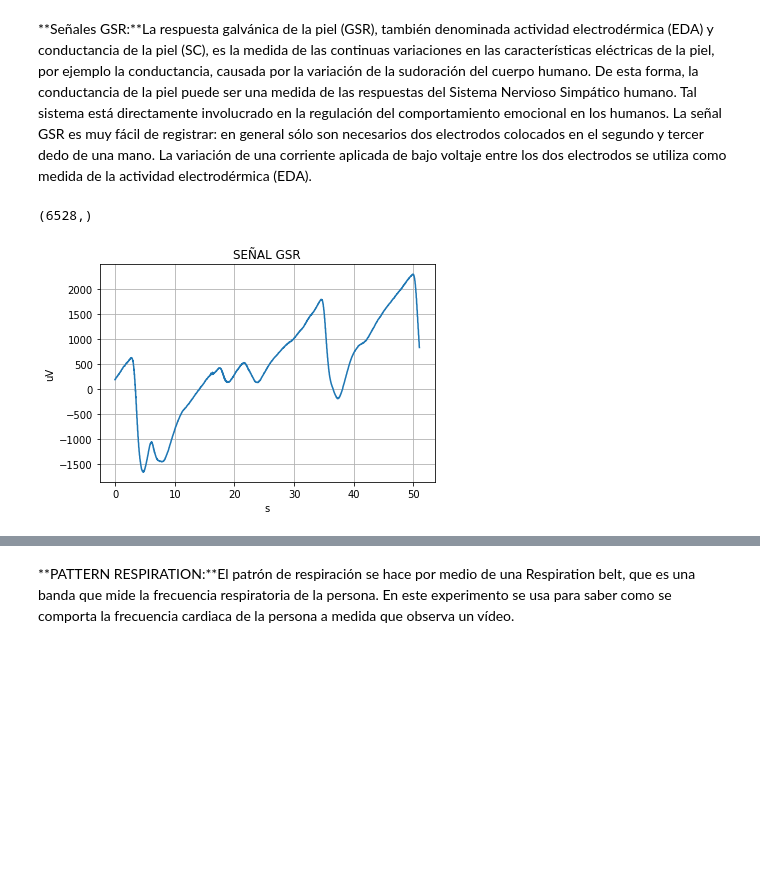
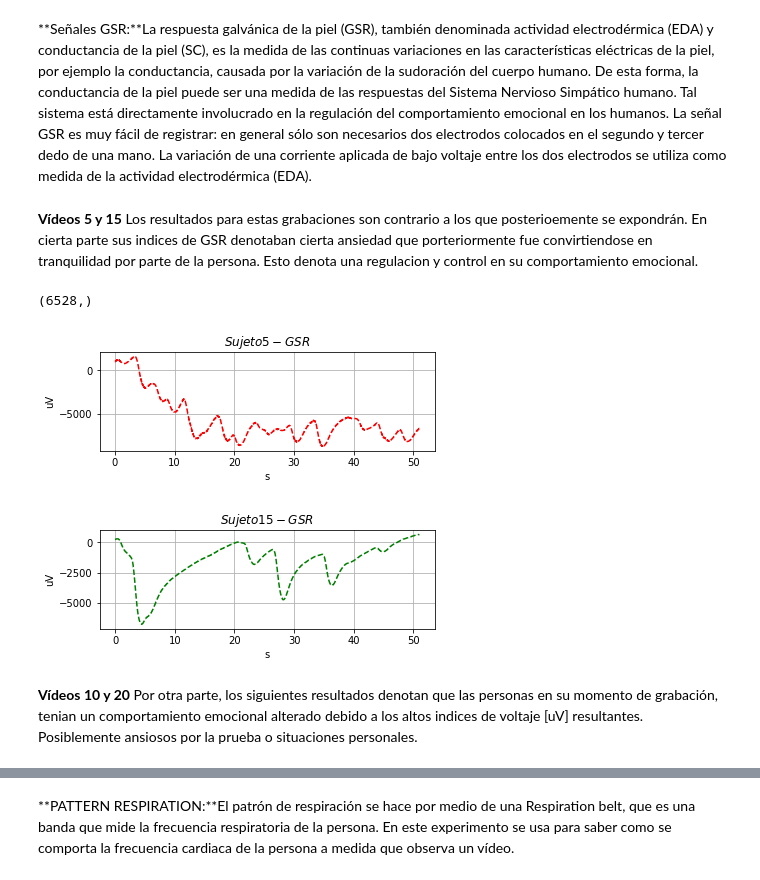
Before and after one commit to ManueloRZ2/MiniProyecto, a Jupyter notebook: Miniproyecto1(com1).ipynb, the cells around one changed output, grey strips where cells are left out. Drawn from its saved outputs; the diff is of its cells as text; code cells hidden in the pictures; blank space fills up the shorter version.

```diff
--- a/Miniproyecto1(com1).ipynb
+++ b/Miniproyecto1(com1).ipynb
@@ -82,20 +82,40 @@ plt.show()
 [figure]
 # %% [markdown]
 **Señales GSR:**La respuesta galvánica de la piel (GSR), también denominada actividad electrodérmica (EDA) y conductancia de la piel (SC), es la medida de las continuas variaciones en las características eléctricas de la piel, por ejemplo la conductancia, causada por la variación de la sudoración del cuerpo humano. De esta forma, la conductancia de la piel puede ser una medida de las respuestas del Sistema Nervioso Simpático humano. Tal sistema está directamente involucrado en la regulación del comportamiento emocional en los humanos. La señal GSR es muy fácil de registrar: en general sólo son necesarios dos electrodos colocados en el segundo y tercer dedo de una mano. La variación de una corriente aplicada de bajo voltaje entre los dos electrodos se utiliza como medida de la actividad electrodérmica (EDA).
+# %% [markdown]
+**Vídeos 5 y 15**
+Los resultados para estas grabaciones son contrario a los que posterioemente se expondrán. En cierta parte sus indices de GSR denotaban cierta ansiedad que porteriormente fue convirtiendose en tranquilidad por parte de la persona. Esto denota una regulacion y control en su comportamiento emocional.
 # %%
-trial = 20 # video u observación
+trial = 5 # video u observación
+trial2 = 15
 channel = 37 # canal de la señal fisiológica
 GSR = X[trial-1,channel-1,:]
+GSR2 = X[trial2-1,channel-1,:]
+
 print(GSR.shape)
 ts = len(respiration)/128.
 time = np.linspace(0,ts,len(respiration))
 
-plt.plot(time,GSR)
+plt.figure()
+plt.subplot(2,1,1)
+plt.plot(time, GSR,'r--' )
 plt.grid()
-plt.title("SEÑAL GSR")
+plt.title('$Sujeto 5 - GSR$')
 plt.ylabel('uV')
 plt.xlabel('s')
 plt.show()
+
+plt.subplot(2,1,2)
+plt.plot(time, GSR2,'g--')
+plt.grid()
+plt.title('$Sujeto 15 - GSR$')
+plt.ylabel('uV')
+plt.xlabel('s')
+plt.show()
 # %% [output]
 (6528,)
-[figure, old version]
+[figure, new version]
+[figure, added]
+# %% [markdown]
+**Vídeos 10 y 20**
+Por otra parte, los siguientes resultados denotan que las personas en su momento de grabación, tenian un comportamiento emocional alterado debido a los altos indices de voltaje [uV] resultantes. Posiblemente ansiosos por la prueba o situaciones personales.
```
Also changed, not shown: parts of 43 cells of this notebook.
